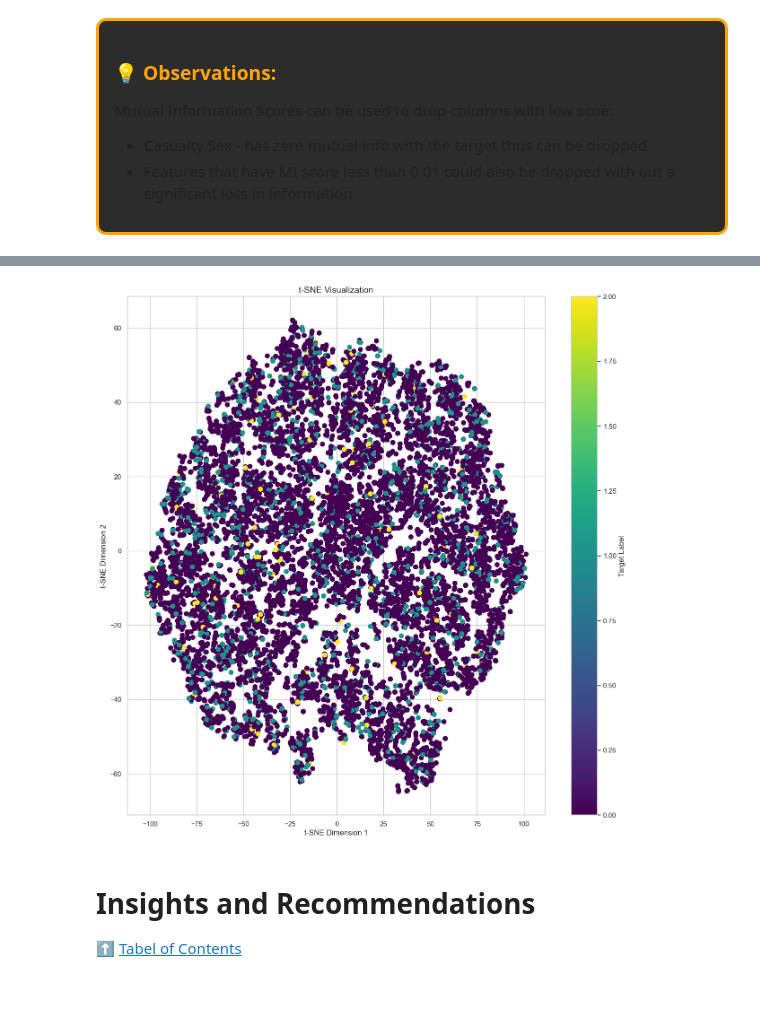
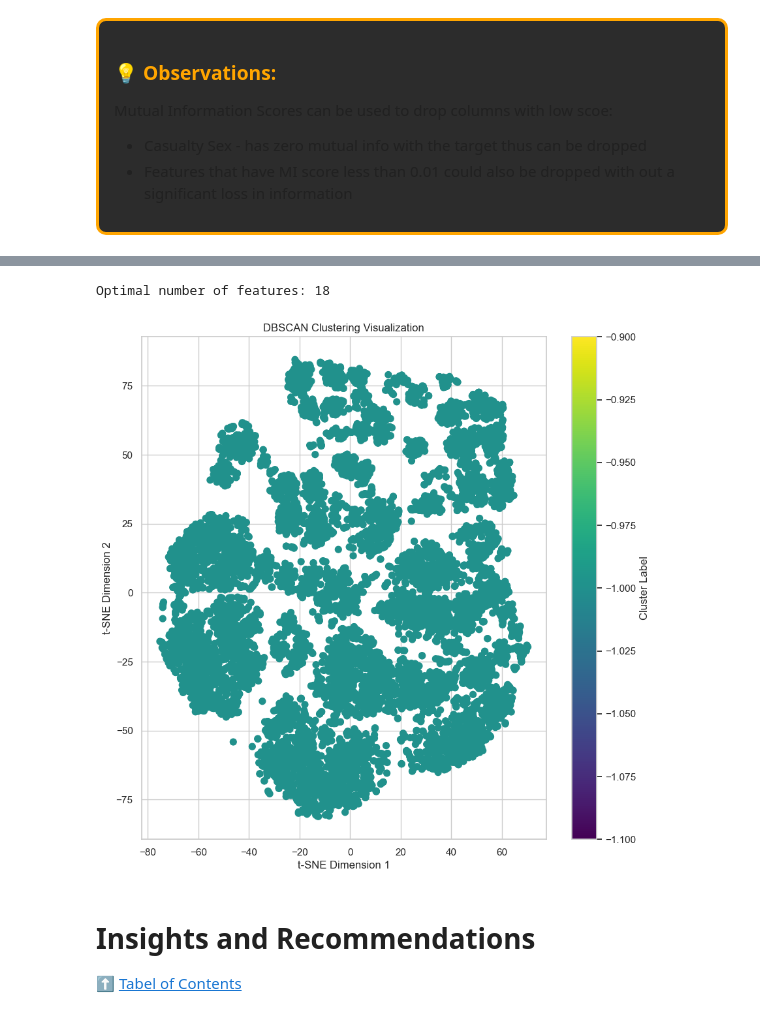
Before and after one commit to Teshager21/accident-analysis-addis_ababa, a Jupyter notebook: accident-analysis-addis_ababa.ipynb, the cells around one changed output, grey strips where cells are left out. Cells and saved outputs as stored; diff of their text form; code cells hidden in the pictures.

```diff
--- a/accident-analysis-addis_ababa.ipynb
+++ b/accident-analysis-addis_ababa.ipynb
@@ -793,11 +776,9 @@ df2['time']=pd.to_datetime(df2['time'],format='%H:%M:%S')
 df2['hour']=df2['time'].dt.hour
 df2['minute']=df2['time'].dt.minute
 df2[['time','hour','minute']].head()
-
-#convert objects to numbers
-df2['casualty_severity']=pd.to_numeric(df2['casualty_severity'],errors='coerce')
-
 #drop the time feature
 df2.drop(columns=['time'],inplace=True)
+#vehicle defects
+
 df2.dtypes
 # %% [output]
@@ -883,6 +877,8 @@ category_order=[
 ['No Licence','Below 1yr', '1-2yr', '2-5yr', '5-10yr', 'Above 10yr','missing'],
 ['Below 1yr','1-2yr', '2-5yrs', '5-10yrs', 'Above 10yr',  'missing'],
 ['Under 18','18-30', '31-50', 'Over 51','5', 'missing'],
+['1','2','3','missing'],
+['0','5','7','missing'],
 ['Slight Injury', 'Serious Injury' ,'Fatal injury']
 ]
 encoder = OrdinalEncoder(handle_unknown='use_encoded_value', unknown_value=-1,categories=category_order)
@@ -1156,0 +1256,7 @@ plt.show()
+# %%
+rf=RandomForestClassifier()
+X=transformed_df.drop(columns=['accident_severity'])
+Y=transformed_df['accident_severity']
+rf.fit(X,Y)
+feature_importance=rf.feature_importances_
+importance_df=pd.DataFrame({"Feature":X.columns,"Importance":feature_importance})
@@ -1157,23 +1283,36 @@ plt.show()
+# %%
+from sklearn.feature_selection import RFECV
+rfecv = RFECV(estimator=rf, step=1, cv=5, scoring='accuracy')
+rfecv.fit(X, Y)
+
+print("Optimal number of features:", rfecv.n_features_)
+selected_features = X.columns[rfecv.support_]
+# %% [output]
+Optimal number of features: 18
+# %%
+features_to_exclude=list(importance_df.loc[26:,'Feature'])
+reduced_df=transformed_df.drop(columns=features_to_exclude)
 # %%
-from sklearn.manifold import TSNE
-X =imputed_df.drop(columns=['accident_severity'])
-labels = imputed_df['accident_severity']
+# DBSCAN parameters
+eps = 0.5  # Maximum distance between two samples to be considered in the same neighborhood
+min_samples = 5  # Minimum number of samples to form a dense region
 
-# Apply t-SNE
-tsne = TSNE(n_components=2, perplexity=30, n_iter=1000, random_state=42)
-X_tsne = tsne.fit_transform(X)
+# Fit DBSCAN
+dbscan = DBSCAN(eps=eps, min_samples=min_samples)
+labels = dbscan.fit_predict(reduced_df)
 
-# Visualize
-plt.figure(figsize=(15, 15))
+tsne = TSNE(n_components=2, perplexity=30, random_state=42)
+X_tsne = tsne.fit_transform(reduced_df)
+
+plt.figure(figsize=(10, 10))
 scatter = plt.scatter(X_tsne[:, 0], X_tsne[:, 1], c=labels, cmap='viridis', s=50)
-plt.title("t-SNE Visualization", fontsize=14)
-plt.xlabel("t-SNE Dimension 1", fontsize=12)
-plt.ylabel("t-SNE Dimension 2", fontsize=12)
-# plt.legend()
-plt.colorbar(scatter, label="Target Label")
+plt.title("DBSCAN Clustering Visualization")
+plt.xlabel("t-SNE Dimension 1")
+plt.ylabel("t-SNE Dimension 2")
+plt.colorbar(scatter, label="Cluster Label")
 plt.show()
 # %% [output]
-[figure, old version]
+[figure, new version]
 # %% [markdown]
 <a id='insight'></a>
 # Insights and Recommendations
```
Also changed, not shown: parts of 53 cells of this notebook, 3 other files.
